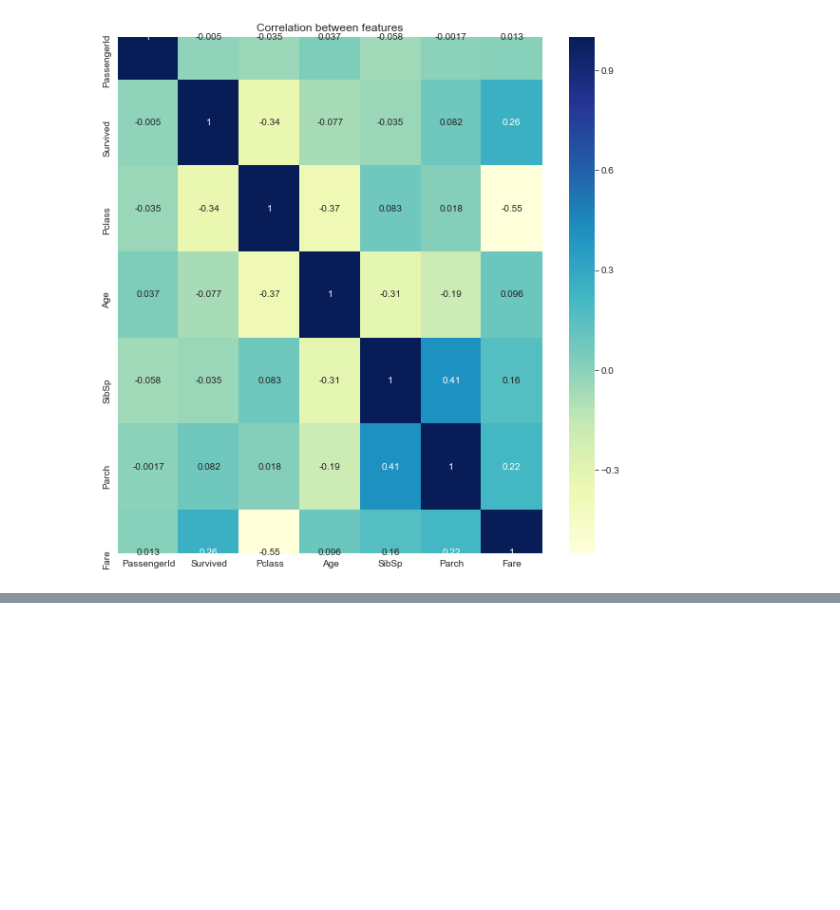
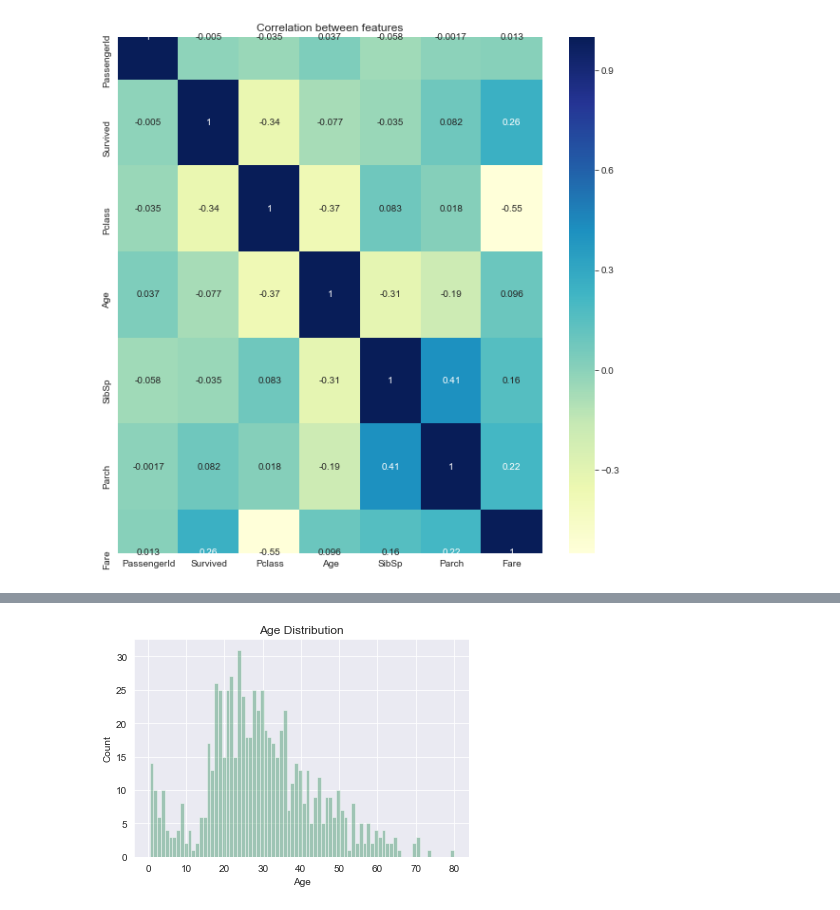
Before and after one commit to adamiqshan/end_to_end_ml, a Jupyter notebook: Titanic_end2end.ipynb, the cells around one changed output, grey strips where cells are left out. Saved outputs shown, nothing was run; the diff lists cells and outputs as text; code cells hidden in the pictures; blank space fills up the shorter version.

Commit message:
filling missing values

```diff
--- a/Titanic_end2end.ipynb
+++ b/Titanic_end2end.ipynb
@@ -203,0 +226,9 @@ plt.title('Correlation between features');
+# %%
+train['Embarked'] = train.Embarked.fillna(value='C')
+# %%
+sns.distplot(train.Age.dropna(), bins=80, kde=False, color='Seagreen')
+plt.ylabel('Count')
+plt.title('Age Distribution')
+plt.show()
+# %% [output]
+[figure, added]
```
Also changed, not shown: parts of 11 cells of this notebook.
